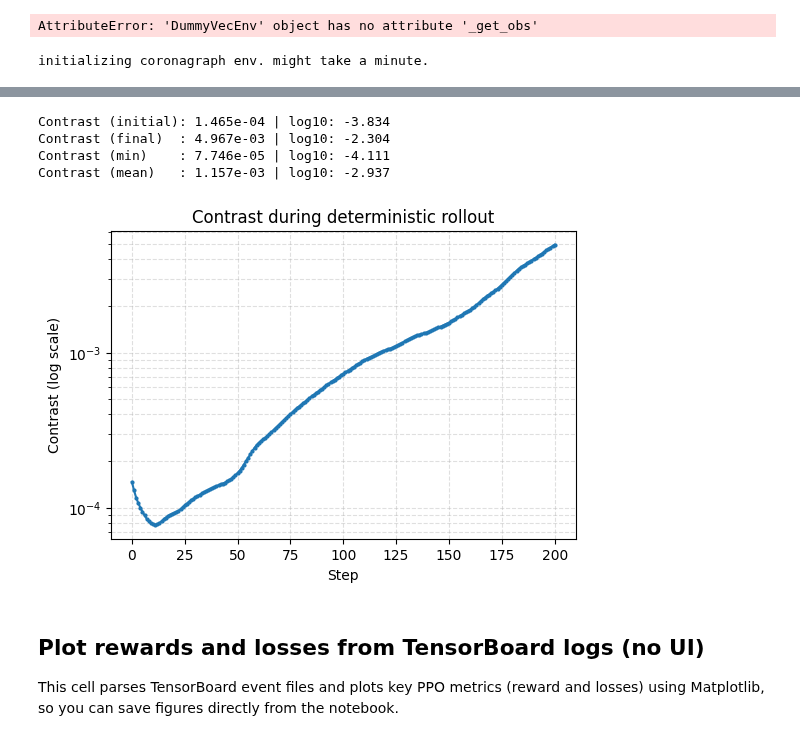
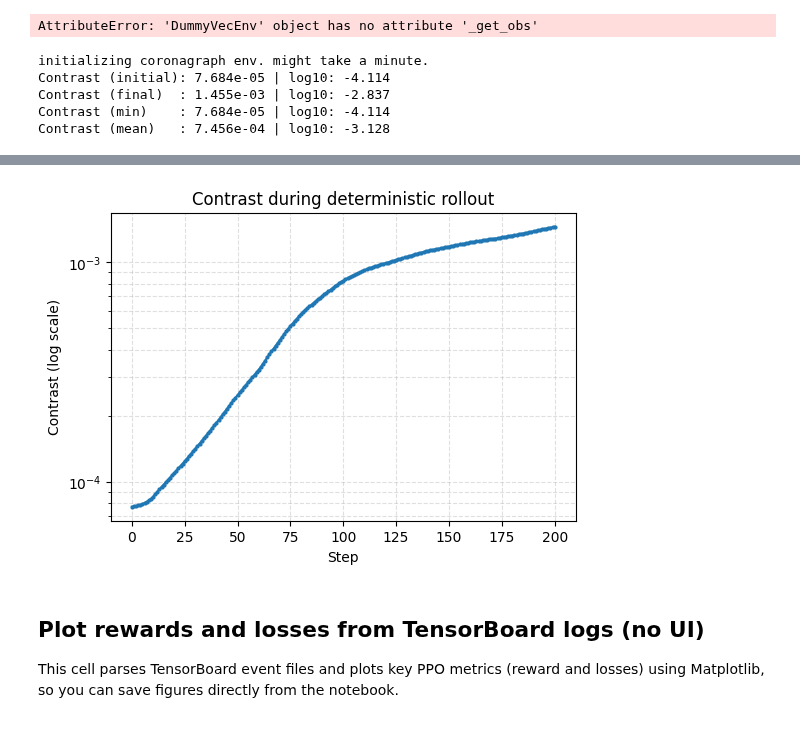
Before and after one commit to AlexeiKorolev/NASA-RL-Wavefront-Control, a Jupyter notebook: RL/RL_training.ipynb, the cells around one changed output, grey strips where cells are left out. Cells and saved outputs as stored; diff of their text form; code cells hidden in the pictures.

```diff
--- a/RL/RL_training.ipynb
+++ b/RL/RL_training.ipynb
@@ -137,7 +137,7 @@ from stable_baselines3 import PPO
 from environment import CoronagraphEnvironment
 
 # Path to the trained model (adjust if needed)
-model_path = r"A:\Projects\DM + RL\RL\logs\ppo_1M_25modes_noslopes2\models\best_model.zip"
+model_path = r"A:\Projects\DM + RL\RL\logs\20251106_141702\ppo-tm500000-ne1-m25-px64-ov1.0-na5-q2-ef10000-s42-noslopes\models\best_model.zip"
 
 if not os.path.isfile(model_path):
     raise FileNotFoundError(f"Model not found at: {model_path}")
@@ -153,6 +153,7 @@ env = CoronagraphEnvironment(
     coronagraph_charge=6,
     include_slopes=False,  # 'noslopes' model expects no slopes in observation
     num_iterations=200,
+    basis='zernike'
 )
 
 # print(f"min contrast at flat: {np.log10(env.get_contrast(delta_t=1e15)):.3e}")
@@ -201,3 +202,7 @@ plt.grid(True, which='both', ls='--', alpha=0.4)
 plt.show()
 # %% [output]
 initializing coronagraph env. might take a minute.
+Contrast (initial): 7.684e-05 | log10: -4.114
+Contrast (final)  : 1.455e-03 | log10: -2.837
+Contrast (min)    : 7.684e-05 | log10: -4.114
+Contrast (mean)   : 7.456e-04 | log10: -3.128
@@ -208,8 +209,4 @@ Exception: Can't get attribute 'FloatSchedule' on <module 'stable_baselines3.com
-Contrast (initial): 1.465e-04 | log10: -3.834
-Contrast (final)  : 4.967e-03 | log10: -2.304
-Contrast (min)    : 7.746e-05 | log10: -4.111
-Contrast (mean)   : 1.157e-03 | log10: -2.937
-[figure, old version]
+[figure, new version]
 # %% [markdown]
 ## Plot rewards and losses from TensorBoard logs (no UI)
 This cell parses TensorBoard event files and plots key PPO metrics (reward and losses) using Matplotlib, so you can save figures directly from the notebook.
```
Also changed, not shown: parts of 2 cells of this notebook, 9 other files.
